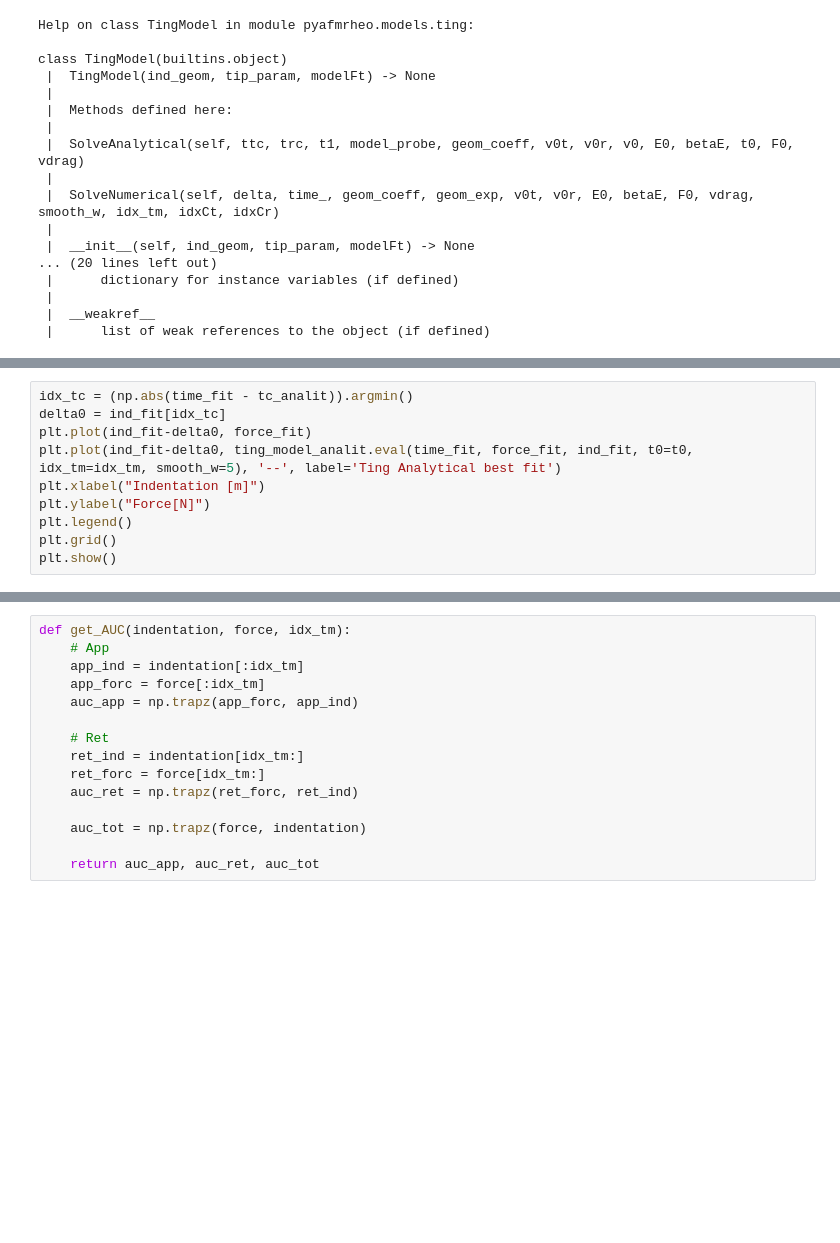
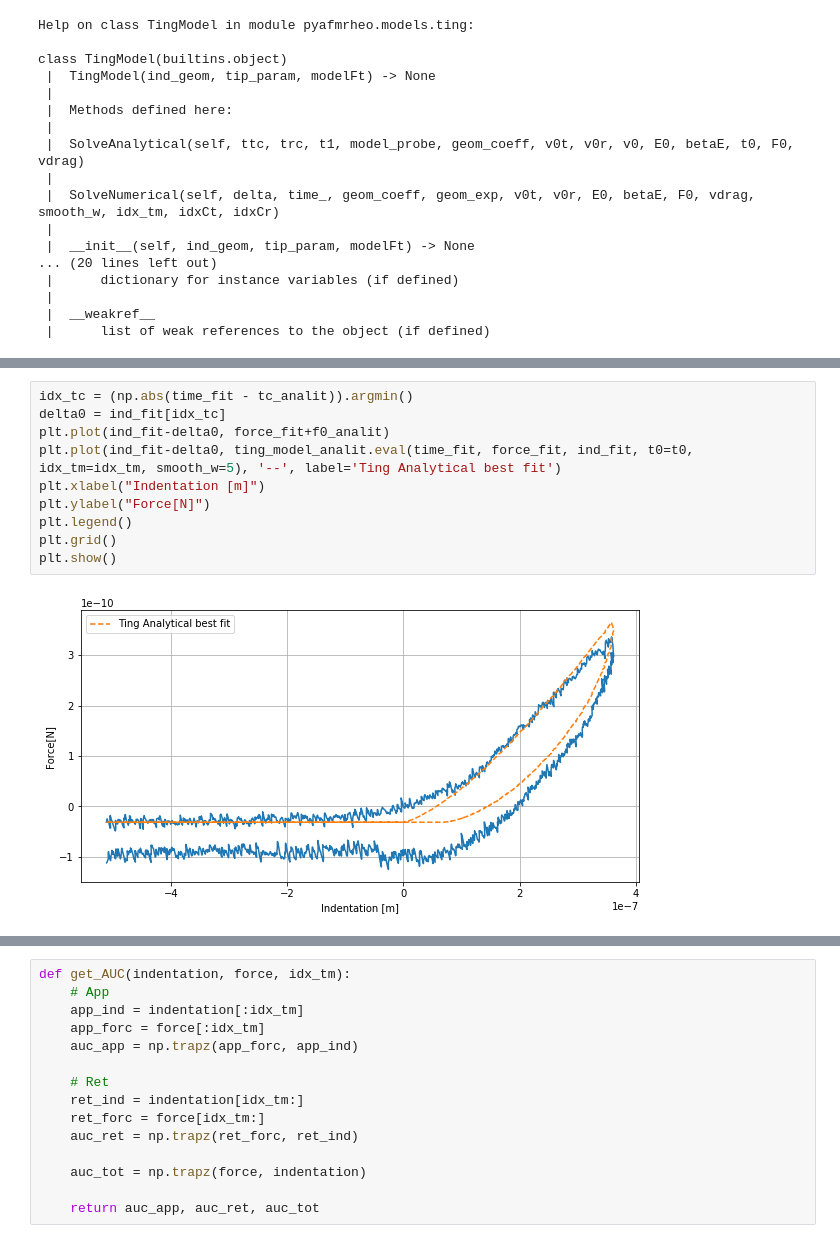
Before and after one commit to jlopezalo/PyFMRheo, a Jupyter notebook: examples/Ting Models Example.ipynb, the cells around one changed output, grey strips where cells are left out. Saved outputs shown, nothing was run; the diff lists cells and outputs as text; blank space fills up the shorter version.

```diff
--- a/examples/Ting Models Example.ipynb
+++ b/examples/Ting Models Example.ipynb
@@ -305,13 +345,15 @@ plt.show()
 # %%
 idx_tc = (np.abs(time_fit - tc_analit)).argmin()
 delta0 = ind_fit[idx_tc]
-plt.plot(ind_fit-delta0, force_fit)
+plt.plot(ind_fit-delta0, force_fit+f0_analit)
 plt.plot(ind_fit-delta0, ting_model_analit.eval(time_fit, force_fit, ind_fit, t0=t0, idx_tm=idx_tm, smooth_w=5), '--', label='Ting Analytical best fit')
 plt.xlabel("Indentation [m]")
 plt.ylabel("Force[N]")
 plt.legend()
 plt.grid()
 plt.show()
+# %% [output]
+[figure, added]
 # %%
 plt.plot(time_fit-tc_num, force_fit)
 plt.plot(time_fit-tc_num, ting_model_num.eval(time_fit, force_fit, ind_fit, t0=t0, smooth_w=5), '--', label='Ting Numercial best fit')
```
Also changed, not shown: parts of 16 cells of this notebook, 1 other file.
